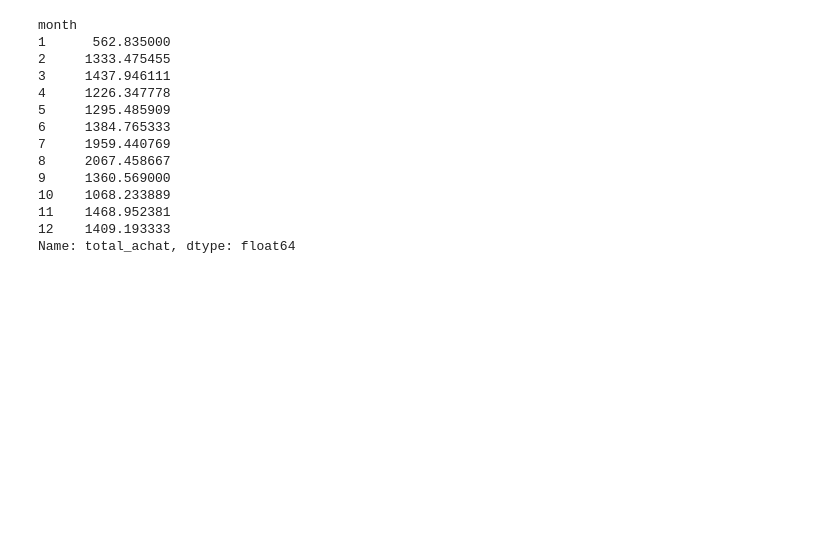
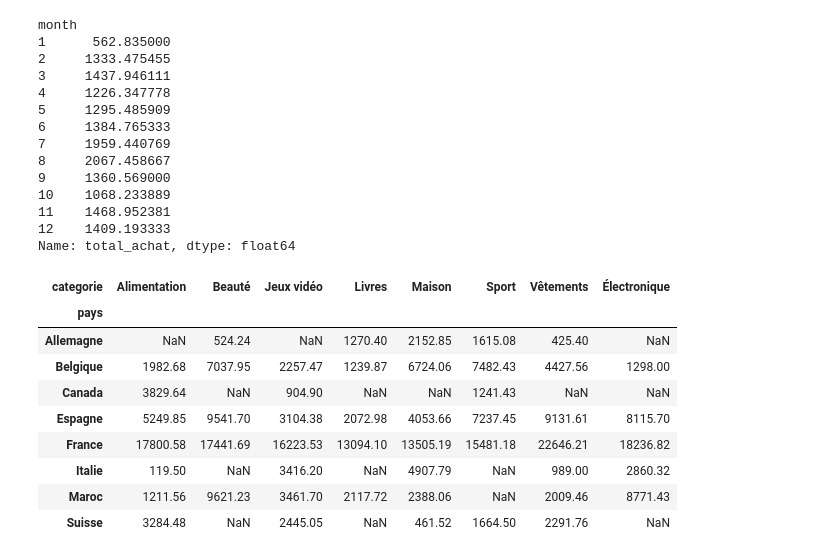
Before and after one commit to H3-8/pandas, a Jupyter notebook: notebook.ipynb, the cells around one changed output. Drawn from its saved outputs; the diff is of its cells as text; code cells hidden in the pictures; blank space fills up the shorter version.

```diff
--- a/notebook.ipynb
+++ b/notebook.ipynb
@@ -573,3 +587,17 @@ month
 11    1468.952381
 12    1409.193333
 Name: total_achat, dtype: float64
+# %%
+country_cate = df.groupby(['pays', 'categorie'])['total_achat'].sum().unstack('categorie')
+country_cate
+# %% [output]
+| categorie | Alimentation | Beauté | Jeux vidéo | Livres | Maison | Sport | Vêtements | Électronique |
+| pays |  |  |  |  |  |  |  |  |
+| Allemagne | NaN | 524.24 | NaN | 1270.40 | 2152.85 | 1615.08 | 425.40 | NaN |
+| Belgique | 1982.68 | 7037.95 | 2257.47 | 1239.87 | 6724.06 | 7482.43 | 4427.56 | 1298.00 |
+| Canada | 3829.64 | NaN | 904.90 | NaN | NaN | 1241.43 | NaN | NaN |
+| Espagne | 5249.85 | 9541.70 | 3104.38 | 2072.98 | 4053.66 | 7237.45 | 9131.61 | 8115.70 |
+| France | 17800.58 | 17441.69 | 16223.53 | 13094.10 | 13505.19 | 15481.18 | 22646.21 | 18236.82 |
+| Italie | 119.50 | NaN | 3416.20 | NaN | 4907.79 | NaN | 989.00 | 2860.32 |
+| Maroc | 1211.56 | 9621.23 | 3461.70 | 2117.72 | 2388.06 | NaN | 2009.46 | 8771.43 |
+| Suisse | 3284.48 | NaN | 2445.05 | NaN | 461.52 | 1664.50 | 2291.76 | NaN |
```
Also changed, not shown: parts of 3 cells of this notebook.
